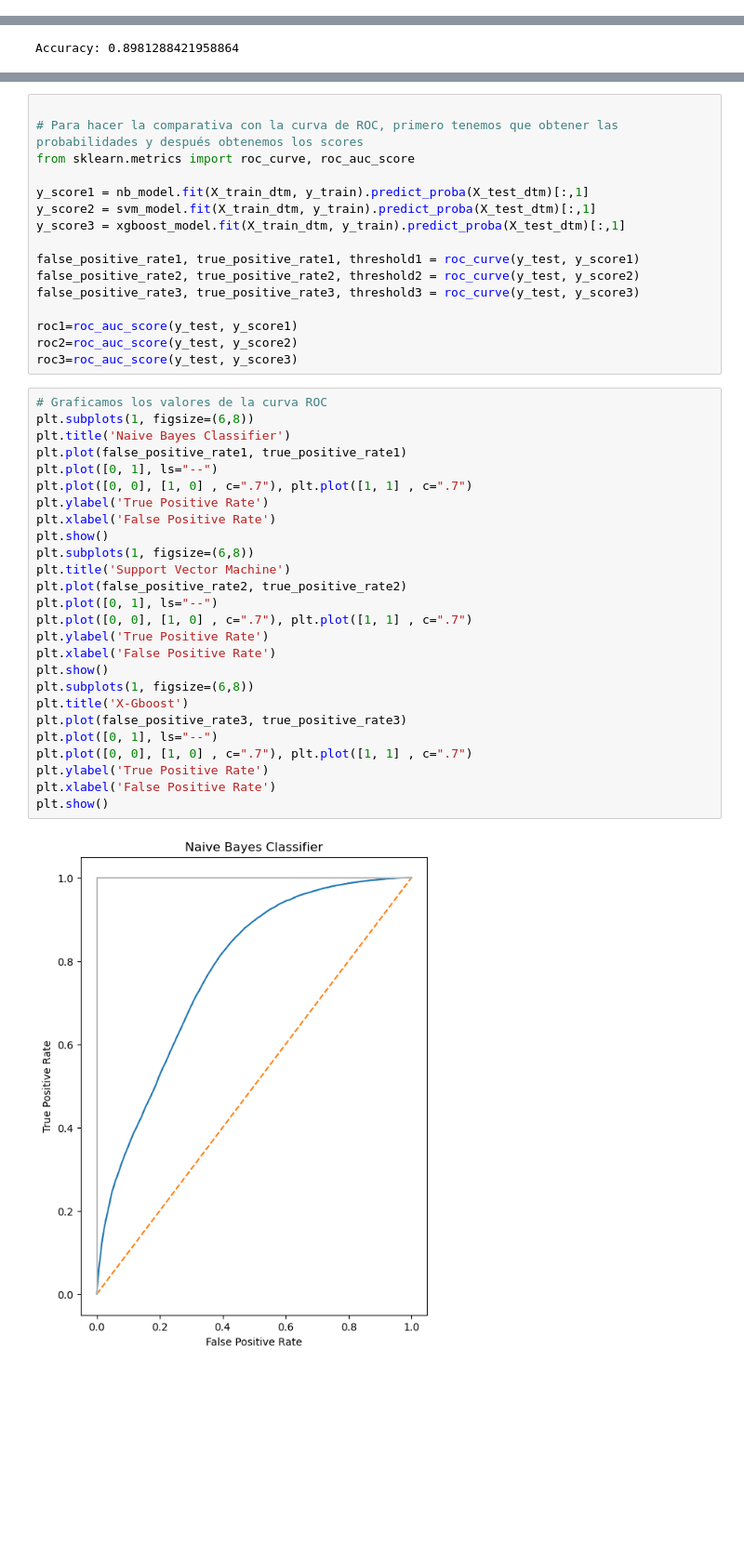
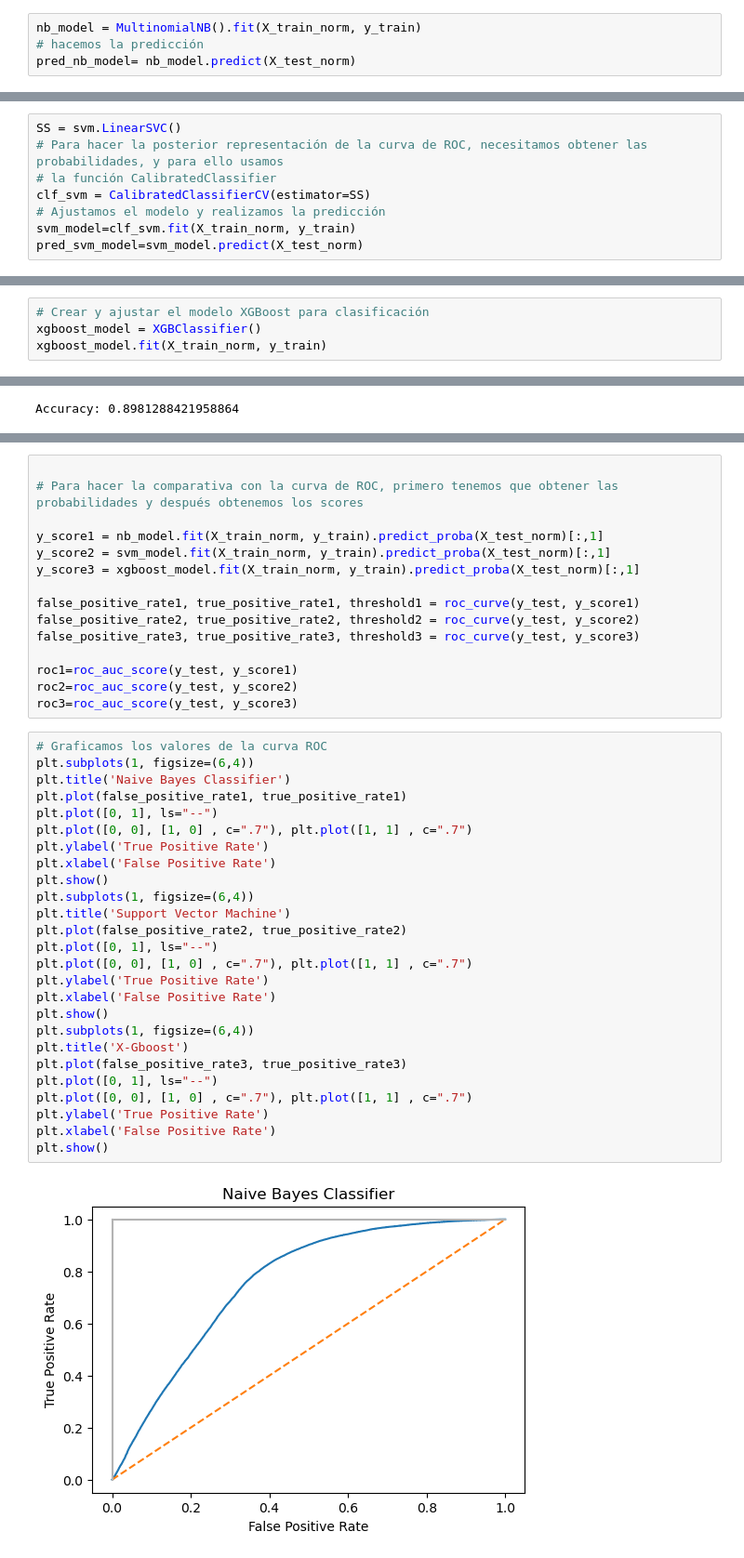
Before and after one commit to AnaNofuentes/Text-Analyzer-Human-vs-AI, a Jupyter notebook: texto_sin_outliers_normalizado.ipynb, the cells around one changed output, grey strips where cells are left out. Shown at 93% size. Drawn from its saved outputs; the diff is of its cells as text; blank space fills up the shorter version.

```diff
--- a/texto_sin_outliers_normalizado.ipynb
+++ b/texto_sin_outliers_normalizado.ipynb
@@ -258,0 +84,4 @@ pred_xgboost_model = xgboost_model.predict(X_test_dtm)
+# %%
+nb_model = MultinomialNB().fit(X_train_norm, y_train)
+# hacemos la predicción
+pred_nb_model= nb_model.predict(X_test_norm)
@@ -258,0 +122,8 @@ pred_xgboost_model = xgboost_model.predict(X_test_dtm)
+# %%
+SS = svm.LinearSVC()
+# Para hacer la posterior representación de la curva de ROC, necesitamos obtener las probabilidades, y para ello usamos
+# la función CalibratedClassifier
+clf_svm = CalibratedClassifierCV(estimator=SS)
+# Ajustamos el modelo y realizamos la predicción
+svm_model=clf_svm.fit(X_train_norm, y_train)
+pred_svm_model=svm_model.predict(X_test_norm)
@@ -258,0 +144,4 @@ pred_xgboost_model = xgboost_model.predict(X_test_dtm)
+# %%
+# Crear y ajustar el modelo XGBoost para clasificación
+xgboost_model = XGBClassifier()
+xgboost_model.fit(X_train_norm, y_train)
@@ -278,11 +181,10 @@ weighted avg       0.90      0.90      0.90     74339
 # %%
 
 # Para hacer la comparativa con la curva de ROC, primero tenemos que obtener las probabilidades y después obtenemos los scores
-from sklearn.metrics import roc_curve, roc_auc_score
 
-y_score1 = nb_model.fit(X_train_dtm, y_train).predict_proba(X_test_dtm)[:,1]
-y_score2 = svm_model.fit(X_train_dtm, y_train).predict_proba(X_test_dtm)[:,1]
-y_score3 = xgboost_model.fit(X_train_dtm, y_train).predict_proba(X_test_dtm)[:,1]
+y_score1 = nb_model.fit(X_train_norm, y_train).predict_proba(X_test_norm)[:,1]
+y_score2 = svm_model.fit(X_train_norm, y_train).predict_proba(X_test_norm)[:,1]
+y_score3 = xgboost_model.fit(X_train_norm, y_train).predict_proba(X_test_norm)[:,1]
 
 false_positive_rate1, true_positive_rate1, threshold1 = roc_curve(y_test, y_score1)
 false_positive_rate2, true_positive_rate2, threshold2 = roc_curve(y_test, y_score2)
@@ -293,29 +195,29 @@ roc2=roc_auc_score(y_test, y_score2)
 roc3=roc_auc_score(y_test, y_score3)
 # %%
 # Graficamos los valores de la curva ROC
-plt.subplots(1, figsize=(6,8))
+plt.subplots(1, figsize=(6,4))
 plt.title('Naive Bayes Classifier')
 plt.plot(false_positive_rate1, true_positive_rate1)
 plt.plot([0, 1], ls="--")
 plt.plot([0, 0], [1, 0] , c=".7"), plt.plot([1, 1] , c=".7")
 plt.ylabel('True Positive Rate')
 plt.xlabel('False Positive Rate')
 plt.show()
-plt.subplots(1, figsize=(6,8))
+plt.subplots(1, figsize=(6,4))
 plt.title('Support Vector Machine')
 plt.plot(false_positive_rate2, true_positive_rate2)
 plt.plot([0, 1], ls="--")
 plt.plot([0, 0], [1, 0] , c=".7"), plt.plot([1, 1] , c=".7")
 plt.ylabel('True Positive Rate')
 plt.xlabel('False Positive Rate')
 plt.show()
-plt.subplots(1, figsize=(6,8))
+plt.subplots(1, figsize=(6,4))
 plt.title('X-Gboost')
 plt.plot(false_positive_rate3, true_positive_rate3)
 plt.plot([0, 1], ls="--")
 plt.plot([0, 0], [1, 0] , c=".7"), plt.plot([1, 1] , c=".7")
 plt.ylabel('True Positive Rate')
 plt.xlabel('False Positive Rate')
 plt.show()
 # %% [output]
-[figure, old version]
+[figure, new version]
```
Also changed, not shown: parts of 52 cells of this notebook, 3 other files.
